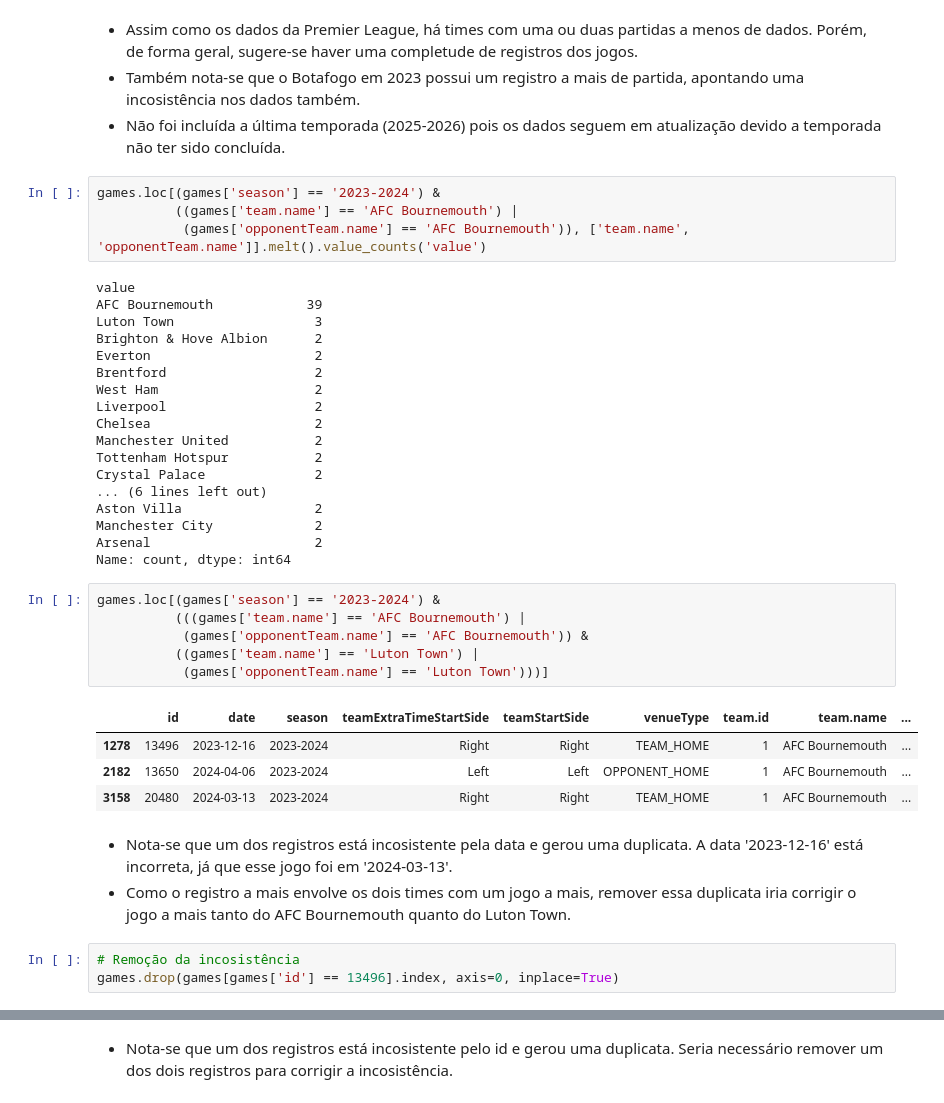
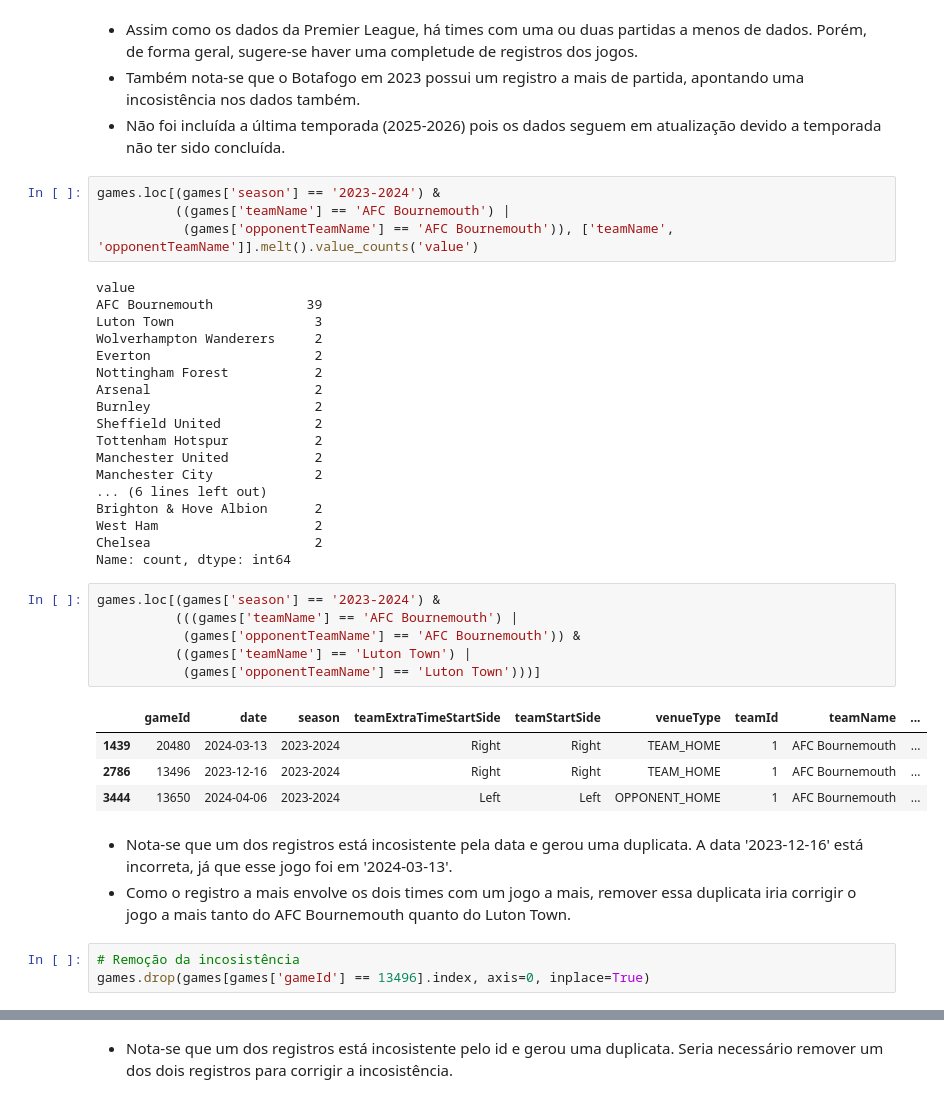
Before and after one commit to matheussmelo/defensive-performance-prediction, a Jupyter notebook: notebooks/1_sanity_check/sanity_check_competitions_seasons_teams_games.ipynb, the cells around one changed output, grey strips where cells are left out. Drawn from its saved outputs; the diff is of its cells as text.

```diff
--- a/notebooks/1_sanity_check/sanity_check_competitions_seasons_teams_games.ipynb
+++ b/notebooks/1_sanity_check/sanity_check_competitions_seasons_teams_games.ipynb
@@ -268,42 +287,42 @@ fig_br.show('png')
 - Não foi incluída a última temporada (2025-2026) pois os dados seguem em atualização devido a temporada não ter sido concluída.
 # %%
 games.loc[(games['season'] == '2023-2024') &
-          ((games['team.name'] == 'AFC Bournemouth') |
-           (games['opponentTeam.name'] == 'AFC Bournemouth')), ['team.name', 'opponentTeam.name']].melt().value_counts('value')
+          ((games['teamName'] == 'AFC Bournemouth') |
+           (games['opponentTeamName'] == 'AFC Bournemouth')), ['teamName', 'opponentTeamName']].melt().value_counts('value')
 # %% [output]
 value
 AFC Bournemouth            39
 Luton Town                  3
+Wolverhampton Wanderers     2
+Everton                     2
+Nottingham Forest           2
+Arsenal                     2
+Burnley                     2
+Sheffield United            2
+Tottenham Hotspur           2
+Manchester United           2
+Manchester City             2
+... (6 lines left out)
 Brighton & Hove Albion      2
-Everton                     2
-Brentford                   2
 West Ham                    2
-Liverpool                   2
 Chelsea                     2
-Manchester United           2
-Tottenham Hotspur           2
-Crystal Palace              2
-... (6 lines left out)
-Aston Villa                 2
-Manchester City             2
-Arsenal                     2
 Name: count, dtype: int64
 # %%
 games.loc[(games['season'] == '2023-2024') &
-          (((games['team.name'] == 'AFC Bournemouth') |
-           (games['opponentTeam.name'] == 'AFC Bournemouth')) &
-          ((games['team.name'] == 'Luton Town') |
-           (games['opponentTeam.name'] == 'Luton Town')))]
+          (((games['teamName'] == 'AFC Bournemouth') |
+           (games['opponentTeamName'] == 'AFC Bournemouth')) &
+          ((games['teamName'] == 'Luton Town') |
+           (games['opponentTeamName'] == 'Luton Town')))]
 # %% [output]
-|  | id | date | season | teamExtraTimeStartSide | teamStartSide | venueType | team.id | team.name | ... |
-| 1278 | 13496 | 2023-12-16 | 2023-2024 | Right | Right | TEAM_HOME | 1 | AFC Bournemouth | ... |
-| 2182 | 13650 | 2024-04-06 | 2023-2024 | Left | Left | OPPONENT_HOME | 1 | AFC Bournemouth | ... |
-| 3158 | 20480 | 2024-03-13 | 2023-2024 | Right | Right | TEAM_HOME | 1 | AFC Bournemouth | ... |
+|  | gameId | date | season | teamExtraTimeStartSide | teamStartSide | venueType | teamId | teamName | ... |
+| 1439 | 20480 | 2024-03-13 | 2023-2024 | Right | Right | TEAM_HOME | 1 | AFC Bournemouth | ... |
+| 2786 | 13496 | 2023-12-16 | 2023-2024 | Right | Right | TEAM_HOME | 1 | AFC Bournemouth | ... |
+| 3444 | 13650 | 2024-04-06 | 2023-2024 | Left | Left | OPPONENT_HOME | 1 | AFC Bournemouth | ... |
 # %% [markdown]
 - Nota-se que um dos registros está incosistente pela data e gerou uma duplicata. A data '2023-12-16' está incorreta, já que esse jogo foi em '2024-03-13'.
 - Como o registro a mais envolve os dois times com um jogo a mais, remover essa duplicata iria corrigir o jogo a mais tanto do AFC Bournemouth quanto do Luton Town.
 # %%
 # Remoção da incosistência
-games.drop(games[games['id'] == 13496].index, axis=0, inplace=True)
+games.drop(games[games['gameId'] == 13496].index, axis=0, inplace=True)
 # %%
 games.loc[(games['season'] == '2023') &
```
Also changed, not shown: parts of 21 cells of this notebook, 4 other files.
